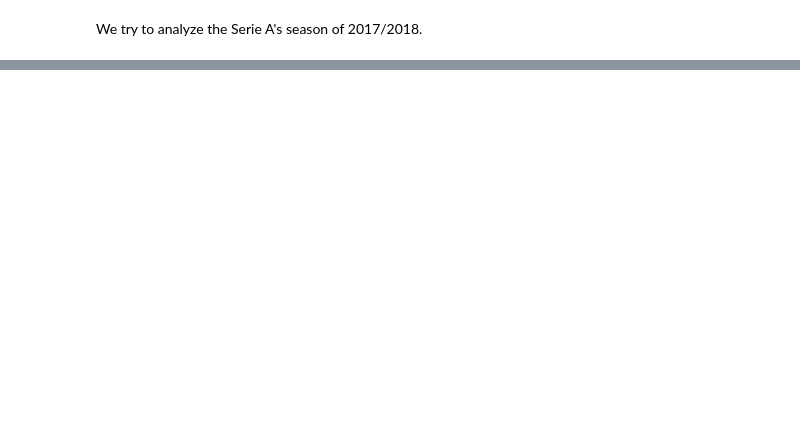
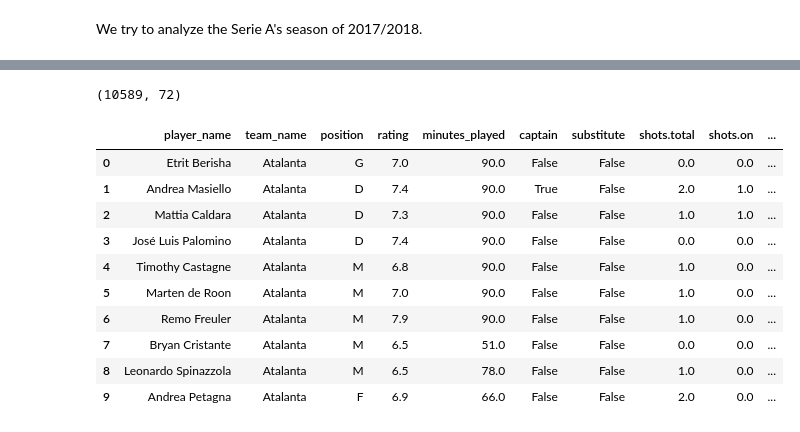
Before and after one commit to MatteoFelici/football, a Jupyter notebook: analyze_season.ipynb, the cells around one changed output, grey strips where cells are left out. Saved outputs shown, nothing was run; the diff lists cells and outputs as text; code cells hidden in the pictures; blank space fills up the shorter version.

```diff
--- a/analyze_season.ipynb
+++ b/analyze_season.ipynb
@@ -31,0 +136,5 @@ serie_a.head(10)
+# %%
+serie_a_league = processer.process_league('./data/fixtures/fixtures_28.json')
+
+print(serie_a_league.shape)
+serie_a_league.head(10)
@@ -31,0 +154,10 @@ serie_a.head(10)
+# %%
+serie_a_league['ids'] = serie_a_league.index.str.split('_')
+serie_a_league['fixture_id'] = serie_a_league['ids'].apply(lambda x: int(x[1]))
+
+serie_a_fix = pd.merge(serie_a_fix,
+                       serie_a_league[['goalsHomeTeam', 'goalsAwayTeam', 'homeTeam.id', 'awayTeam.id', 'fixture_id']],
+                       left_index=True, right_on='fixture_id')
+
+print(serie_a_fix.shape)
+serie_a_fix.head(10)
@@ -31,0 +177,21 @@ serie_a.head(10)
+# %%
+serie_a_pl['ids'] = serie_a_pl.index.str.split('_')
+serie_a_pl['fixture_id'] = serie_a_pl['ids'].apply(lambda x: int(x[0]))
+serie_a_pl['team_id'] = serie_a_pl['ids'].apply(lambda x: int(x[2]))
+serie_a = pd.merge(serie_a_pl, serie_a_fix, on = 'fixture_id')
+
+print(serie_a.shape)
+serie_a.head(10)
+# %% [output]
+(10589, 72)
+|  | player_name | team_name | position | rating | minutes_played | captain | substitute | shots.total | shots.on | ... |
+| 0 | Etrit Berisha | Atalanta | G | 7.0 | 90.0 | False | False | 0.0 | 0.0 | ... |
+| 1 | Andrea Masiello | Atalanta | D | 7.4 | 90.0 | True | False | 2.0 | 1.0 | ... |
+| 2 | Mattia Caldara | Atalanta | D | 7.3 | 90.0 | False | False | 1.0 | 1.0 | ... |
+| 3 | José Luis Palomino | Atalanta | D | 7.4 | 90.0 | False | False | 0.0 | 0.0 | ... |
+| 4 | Timothy Castagne | Atalanta | M | 6.8 | 90.0 | False | False | 1.0 | 0.0 | ... |
+| 5 | Marten de Roon | Atalanta | M | 7.0 | 90.0 | False | False | 1.0 | 0.0 | ... |
+| 6 | Remo Freuler | Atalanta | M | 7.9 | 90.0 | False | False | 1.0 | 0.0 | ... |
+| 7 | Bryan Cristante | Atalanta | M | 6.5 | 51.0 | False | False | 0.0 | 0.0 | ... |
+| 8 | Leonardo Spinazzola | Atalanta | M | 6.5 | 78.0 | False | False | 1.0 | 0.0 | ... |
+| 9 | Andrea Petagna | Atalanta | F | 6.9 | 66.0 | False | False | 2.0 | 0.0 | ... |
```
Also changed, not shown: parts of 12 cells of this notebook.
